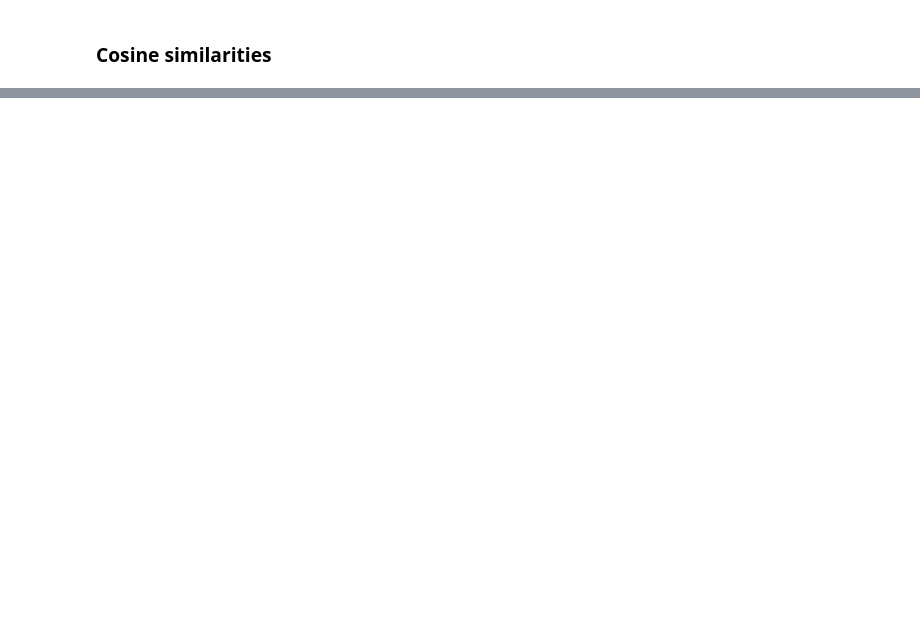
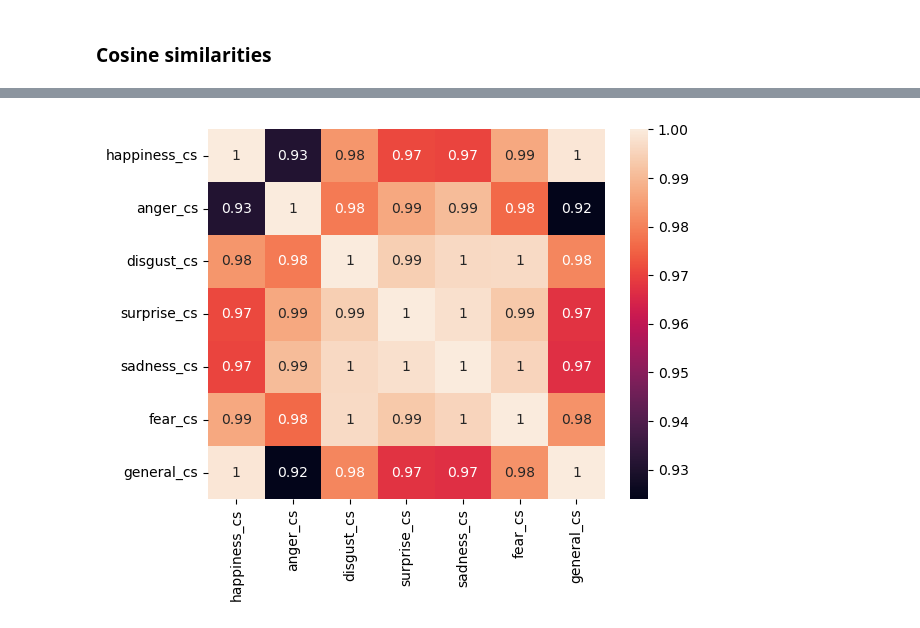
Before and after one commit to alejandrosarria0296/colombian-congress-nlp, a Jupyter notebook: analyzer.ipynb, the cells around one changed output, grey strips where cells are left out. Cells and saved outputs as stored; diff of their text form; code cells hidden in the pictures; blank space fills up the shorter version.

```diff
--- a/analyzer.ipynb
+++ b/analyzer.ipynb
@@ -249,0 +618,7 @@ Index(['senator', 'party', 'centroid', 'happiness_cs', 'anger_cs',
+# %%
+#graph correlation between all emotions
+correlation = senatorsDF[['happiness_cs', 'anger_cs', 'disgust_cs', 'surprise_cs', 'sadness_cs', 'fear_cs', 'general_cs']].corr()
+sns.heatmap(correlation, annot=True)
+plt.show()
+# %% [output]
+[figure, added]
```
Also changed, not shown: parts of 58 cells of this notebook.
